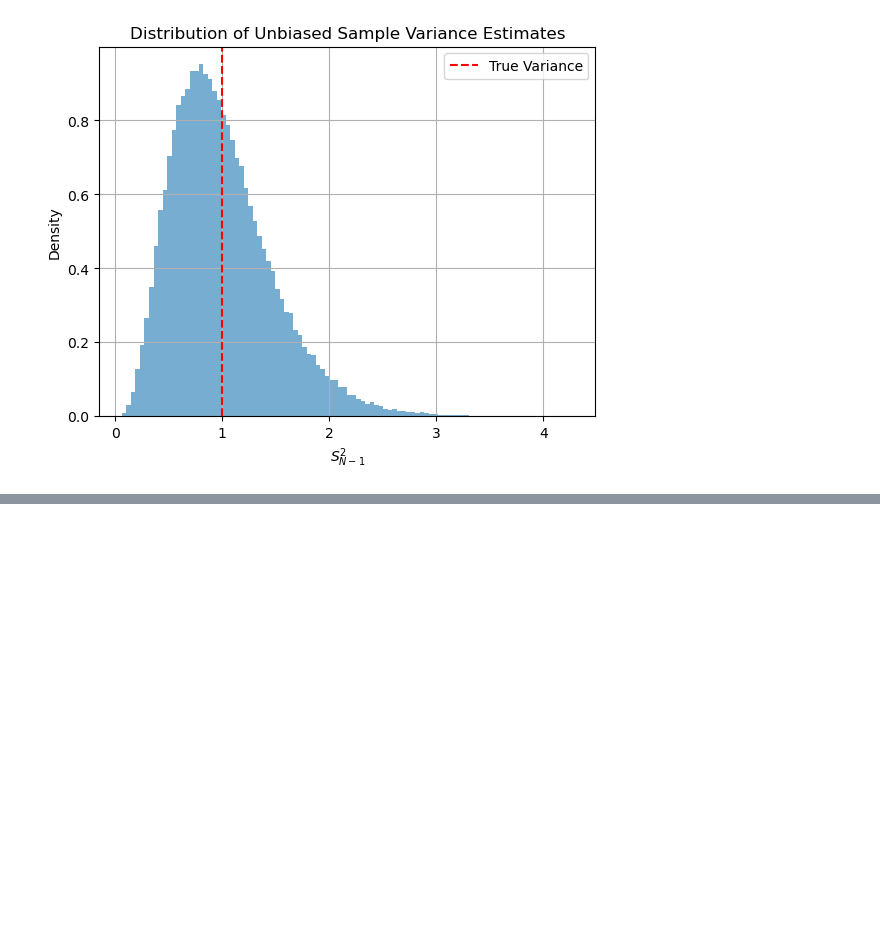
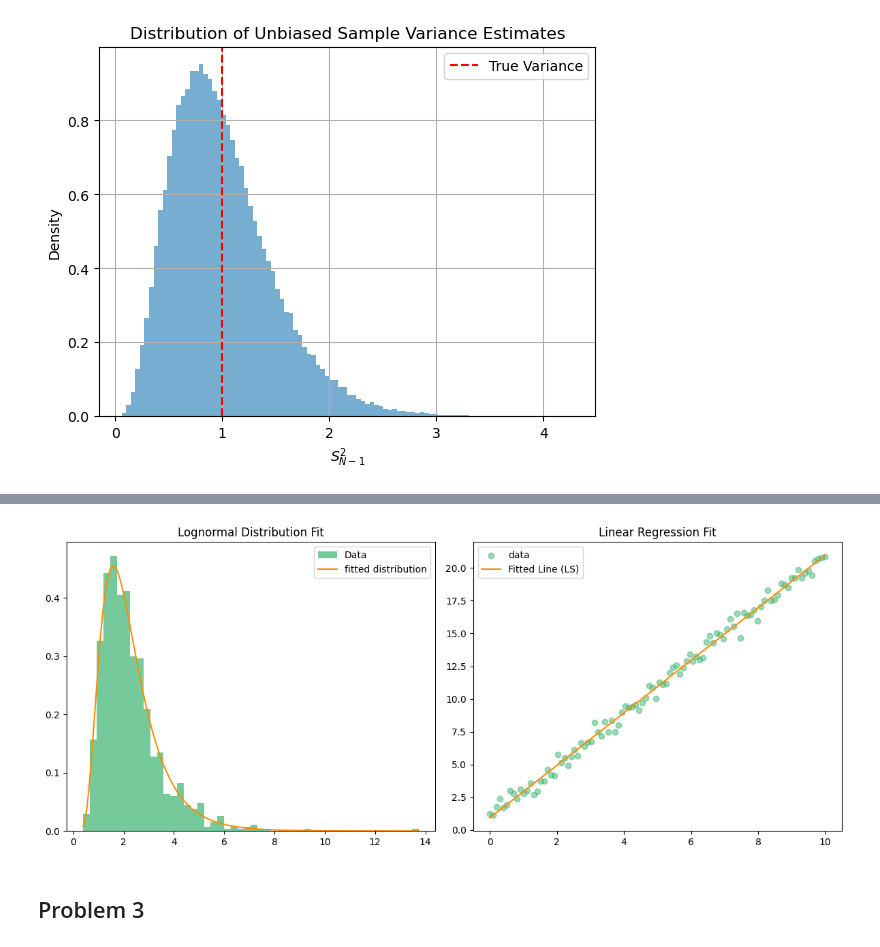
Before and after one commit to zezuul/risk-mgmt, a Jupyter notebook: Set03.ipynb, the cells around one changed output, grey strips where cells are left out. Drawn from its saved outputs; the diff is of its cells as text; code cells hidden in the pictures; blank space fills up the shorter version.

```diff
--- a/Set03.ipynb
+++ b/Set03.ipynb
@@ -48,0 +52,10 @@ Difference: 1.56703e-03
+# %%
+def log_likelihood_lognormal(params, lognorm_data):
+    scale, sigma_lognorm = params
+    n = len(lognorm_data)
+
+    ll = -n * np.log(sigma_lognorm) - n/2 * np.log(2 * np.pi) - \
+        np.sum(np.log(lognorm_data)) - \
+        np.sum((np.log(lognorm_data / scale) ** 2) / (2 * sigma_lognorm ** 2))
+
+    return -ll
@@ -48,0 +121,25 @@ Difference: 1.56703e-03
+# %%
+def plot_results(lognorm_data, scale_mle, sigma_lognorm_mle, x_reg, y_reg, slope_ls, intercept_ls):
+    plt.figure(figsize=(12, 5))
+
+    # Lognormal fit
+    plt.subplot(121)
+    plt.hist(lognorm_data, bins=50, density=True, alpha=0.7, label='Data', color="mediumseagreen")
+    x_vals = np.linspace(min(lognorm_data), max(lognorm_data), 1000)
+    y_vals = 1 / (x_vals * np.sqrt(2 * np.pi * sigma_lognorm_mle ** 2)) * \
+             np.exp(-(np.log(x_vals / scale_mle) ** 2) / (2 * sigma_lognorm_mle ** 2))
+    plt.plot(x_vals, y_vals, color='darkorange', label='fitted distribution')
+    plt.title('Lognormal Distribution Fit')
+    plt.legend()
+
+    # Linear regression fit
+    plt.subplot(122)
+    plt.scatter(x_reg, y_reg, alpha=0.5, label='data', color='mediumseagreen')
+    plt.plot(x_reg, slope_ls * x_reg + intercept_ls, label='Fitted Line (LS)', color="darkorange")
+    plt.title('Linear Regression Fit')
+    plt.legend()
+
+    plt.tight_layout()
+    plt.show()
+# %%
+lognorm_data, scale_mle, sigma_lognorm_mle = lognormal_mle()
@@ -48,0 +152,2 @@ Difference: 1.56703e-03
+# %%
+x_reg, y_reg, slope_ls, intercept_ls, slope_mle, intercept_mle = linear_regression()
@@ -48,0 +162,6 @@ Difference: 1.56703e-03
+# %%
+plot_results(lognorm_data, scale_mle, sigma_lognorm_mle, x_reg, y_reg, slope_ls, intercept_ls)
+# %% [output]
+[figure, added]
+# %% [markdown]
+## Problem 3
```
Also changed, not shown: parts of 15 cells of this notebook, 3 other files.
